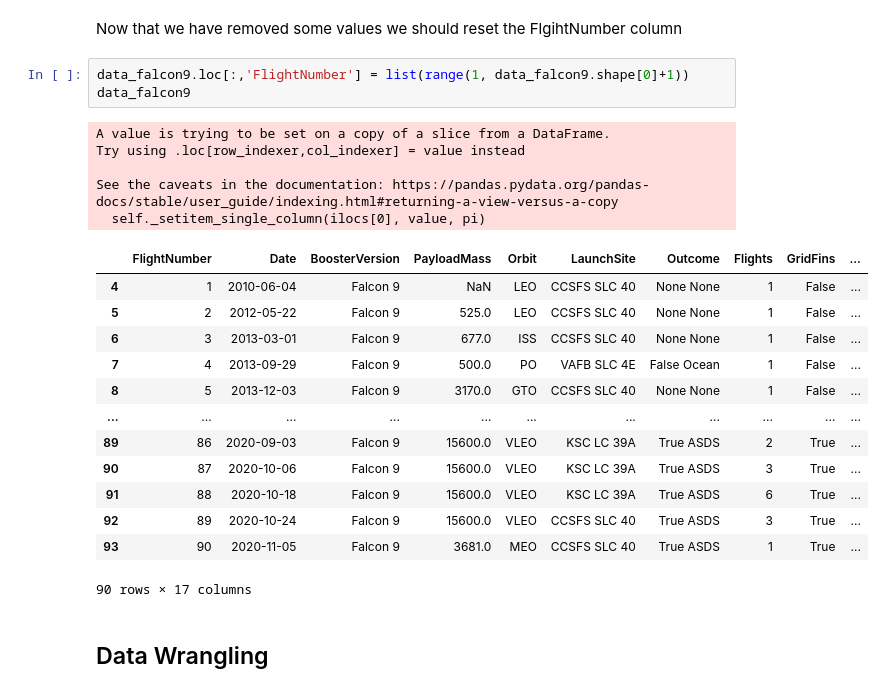
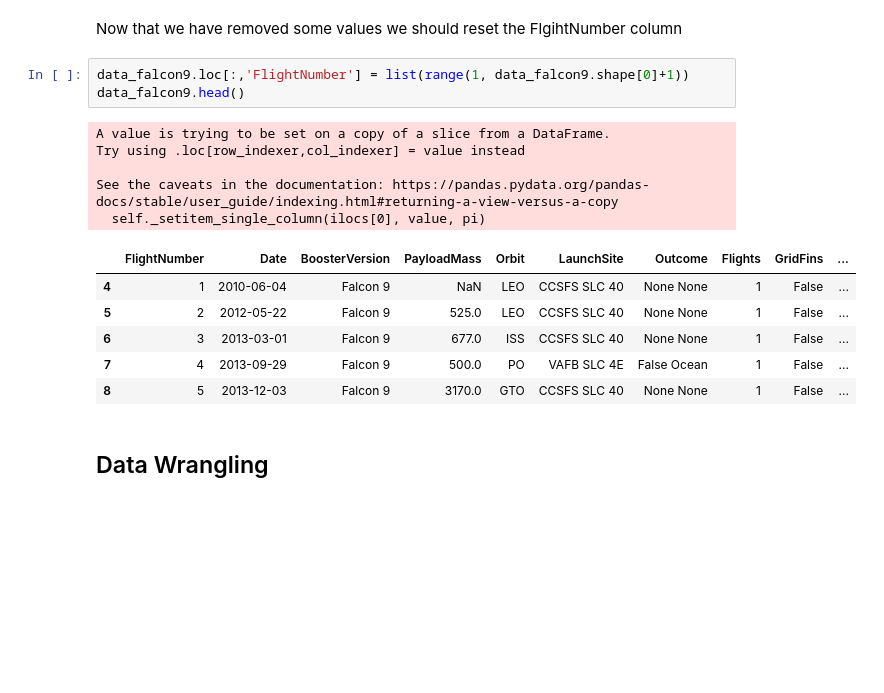
Before and after one commit to cwenghowe/datascience_capstone, a Jupyter notebook: DataCollection-API.ipynb, the cells around one changed output. Saved outputs shown, nothing was run; the diff lists cells and outputs as text; blank space fills up the shorter version.

```diff
--- a/DataCollection-API.ipynb
+++ b/DataCollection-API.ipynb
@@ -294,26 +293,19 @@ data_falcon9.head()
 Now that we have removed some values we should reset the FlgihtNumber column
 # %%
 data_falcon9.loc[:,'FlightNumber'] = list(range(1, data_falcon9.shape[0]+1))
-data_falcon9
+data_falcon9.head()
 # %% [output]
 A value is trying to be set on a copy of a slice from a DataFrame.
 Try using .loc[row_indexer,col_indexer] = value instead
 
 See the caveats in the documentation: https://pandas.pydata.org/pandas-docs/stable/user_guide/indexing.html#returning-a-view-versus-a-copy
   self._setitem_single_column(ilocs[0], value, pi)
 |  | FlightNumber | Date | BoosterVersion | PayloadMass | Orbit | LaunchSite | Outcome | Flights | GridFins | ... |
 | 4 | 1 | 2010-06-04 | Falcon 9 | NaN | LEO | CCSFS SLC 40 | None None | 1 | False | ... |
 | 5 | 2 | 2012-05-22 | Falcon 9 | 525.0 | LEO | CCSFS SLC 40 | None None | 1 | False | ... |
 | 6 | 3 | 2013-03-01 | Falcon 9 | 677.0 | ISS | CCSFS SLC 40 | None None | 1 | False | ... |
 | 7 | 4 | 2013-09-29 | Falcon 9 | 500.0 | PO | VAFB SLC 4E | False Ocean | 1 | False | ... |
 | 8 | 5 | 2013-12-03 | Falcon 9 | 3170.0 | GTO | CCSFS SLC 40 | None None | 1 | False | ... |
-| ... | ... | ... | ... | ... | ... | ... | ... | ... | ... | ... |
-| 89 | 86 | 2020-09-03 | Falcon 9 | 15600.0 | VLEO | KSC LC 39A | True ASDS | 2 | True | ... |
-| 90 | 87 | 2020-10-06 | Falcon 9 | 15600.0 | VLEO | KSC LC 39A | True ASDS | 3 | True | ... |
-| 91 | 88 | 2020-10-18 | Falcon 9 | 15600.0 | VLEO | KSC LC 39A | True ASDS | 6 | True | ... |
-| 92 | 89 | 2020-10-24 | Falcon 9 | 15600.0 | VLEO | CCSFS SLC 40 | True ASDS | 3 | True | ... |
-| 93 | 90 | 2020-11-05 | Falcon 9 | 3681.0 | MEO | CCSFS SLC 40 | True ASDS | 1 | True | ... |
-90 rows × 17 columns
 # %% [markdown]
 ## Data Wrangling
 # %% [markdown]
```
Also changed, not shown: parts of 1 cell of this notebook.
